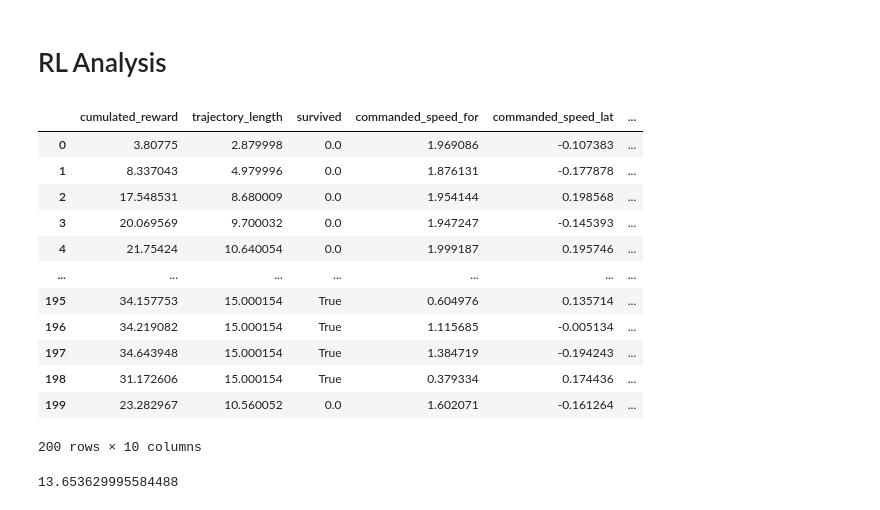
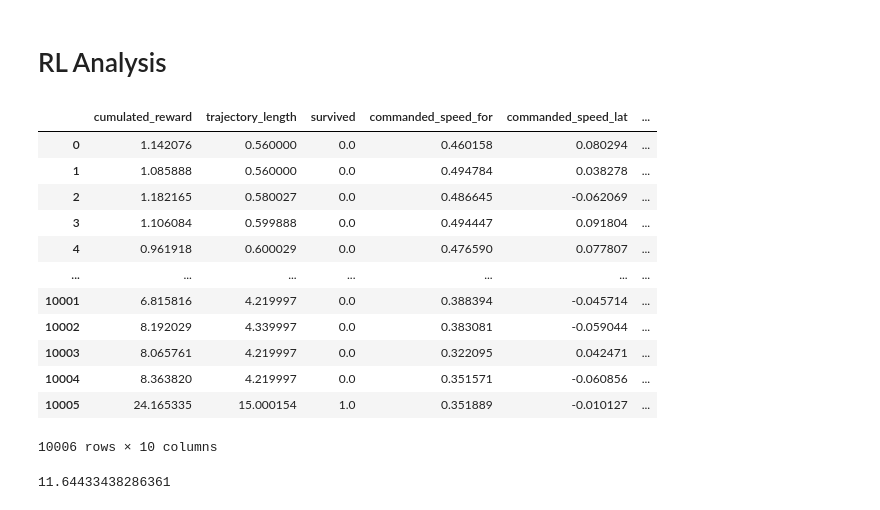
Before and after one commit to Batou1406/dls_orbit_bat_private, a Jupyter notebook: source/extensions/omni.isaac.lab_tasks/omni/isaac/lab_tasks/manager_based/locomotion/model_based/thesis_image.ipynb, the cells around one changed output. Drawn from its saved outputs; the diff is of its cells as text; code cells hidden in the pictures.

```diff
--- a/source/extensions/omni.isaac.lab_tasks/omni/isaac/lab_tasks/manager_based/locomotion/model_based/thesis_image.ipynb
+++ b/source/extensions/omni.isaac.lab_tasks/omni/isaac/lab_tasks/manager_based/locomotion/model_based/thesis_image.ipynb
@@ -3529,24 +3529,25 @@ plt.show()
 # %% [markdown]
 # RL Analysis
 # %%
-path  = "/home/baptiste/Documents/dls_isaac_lab_bat_private/eval/debug_evaluation_rl/df.pkl"
+# path = "/home/baptiste/Documents/dls_isaac_lab_bat_private/eval/debug_evaluation_rl/df.pkl"
+path = "/home/iit.local/bsavioz/Documents/dls_orbit_bat_private/eval/play_RL_all_baseline_all_test_task/model-climb_RL-eval-stair_test"
 
-df_loaded = pd.read_pickle(path)
+df_loaded = pd.read_pickle(path + '/result_df.pkl')
 display(df_loaded)
 
 df_loaded['trajectory_length'].mean(skipna=True)
 # %% [output]
 |  | cumulated_reward | trajectory_length | survived | commanded_speed_for | commanded_speed_lat | ... |
-| 0 | 3.80775 | 2.879998 | 0.0 | 1.969086 | -0.107383 | ... |
-| 1 | 8.337043 | 4.979996 | 0.0 | 1.876131 | -0.177878 | ... |
-| 2 | 17.548531 | 8.680009 | 0.0 | 1.954144 | 0.198568 | ... |
-| 3 | 20.069569 | 9.700032 | 0.0 | 1.947247 | -0.145393 | ... |
-| 4 | 21.75424 | 10.640054 | 0.0 | 1.999187 | 0.195746 | ... |
+| 0 | 1.142076 | 0.560000 | 0.0 | 0.460158 | 0.080294 | ... |
+| 1 | 1.085888 | 0.560000 | 0.0 | 0.494784 | 0.038278 | ... |
+| 2 | 1.182165 | 0.580027 | 0.0 | 0.486645 | -0.062069 | ... |
+| 3 | 1.106084 | 0.599888 | 0.0 | 0.494447 | 0.091804 | ... |
+| 4 | 0.961918 | 0.600029 | 0.0 | 0.476590 | 0.077807 | ... |
 | ... | ... | ... | ... | ... | ... | ... |
-| 195 | 34.157753 | 15.000154 | True | 0.604976 | 0.135714 | ... |
-| 196 | 34.219082 | 15.000154 | True | 1.115685 | -0.005134 | ... |
-| 197 | 34.643948 | 15.000154 | True | 1.384719 | -0.194243 | ... |
-| 198 | 31.172606 | 15.000154 | True | 0.379334 | 0.174436 | ... |
-| 199 | 23.282967 | 10.560052 | 0.0 | 1.602071 | -0.161264 | ... |
+| 10001 | 6.815816 | 4.219997 | 0.0 | 0.388394 | -0.045714 | ... |
+| 10002 | 8.192029 | 4.339997 | 0.0 | 0.383081 | -0.059044 | ... |
+| 10003 | 8.065761 | 4.219997 | 0.0 | 0.322095 | 0.042471 | ... |
+| 10004 | 8.363820 | 4.219997 | 0.0 | 0.351571 | -0.060856 | ... |
+| 10005 | 24.165335 | 15.000154 | 1.0 | 0.351889 | -0.010127 | ... |
-200 rows × 10 columns
+10006 rows × 10 columns
-13.653629995584488
+11.64433438286361
```
Also changed, not shown: 1 other file.
